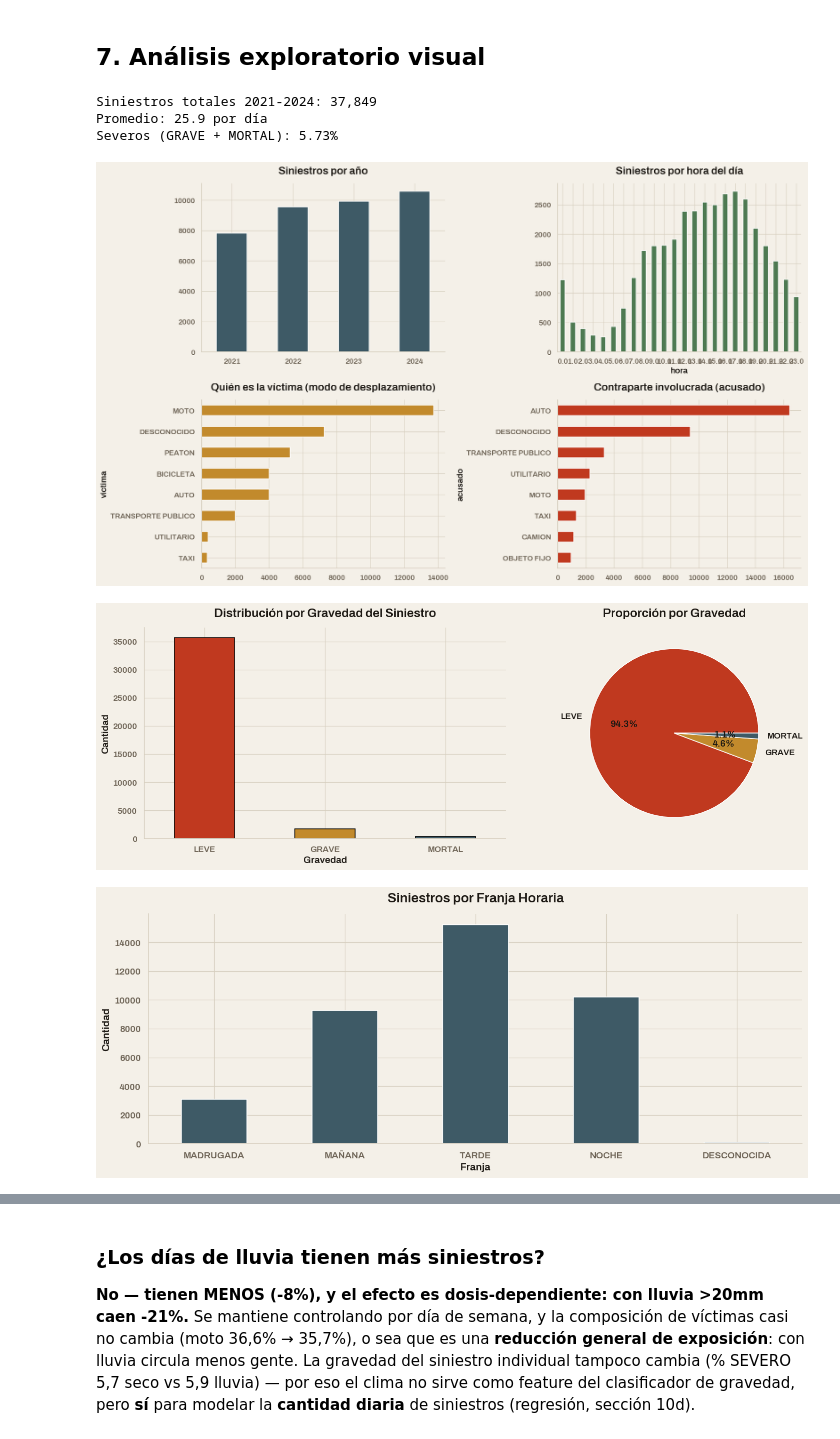
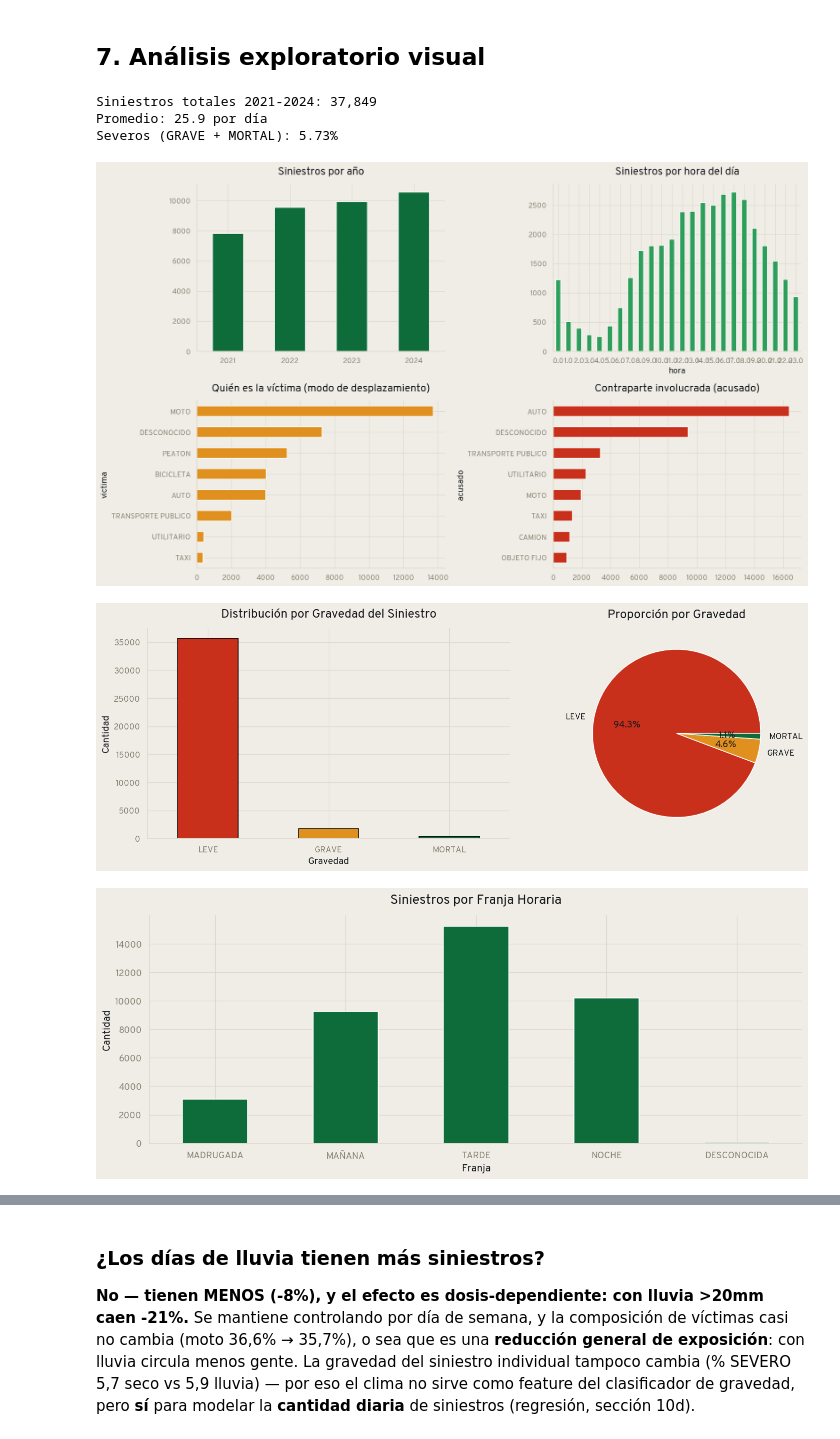
Before and after one commit to valenmendez01/TPO-CienciaDeDatos, a Jupyter notebook: siniestros_viales_pipeline.ipynb, the cells around one changed output, grey strips where cells are left out. Drawn from its saved outputs; the diff is of its cells as text; code cells hidden in the pictures.

```diff
--- a/siniestros_viales_pipeline.ipynb
+++ b/siniestros_viales_pipeline.ipynb
@@ -991,20 +991,20 @@ if df_final is not None:
     print(f"Severos (GRAVE + MORTAL): {df_final['gravedad'].isin(['GRAVE','MORTAL']).mean()*100:.2f}%")
 
     fig, axes = plt.subplots(2, 2, figsize=(15, 9))
-    df_final.groupby('año').size().plot(kind='bar', ax=axes[0, 0], color='#3E5A66', edgecolor='white')
+    df_final.groupby('año').size().plot(kind='bar', ax=axes[0, 0], color='#0E6B3A', edgecolor='white')
     axes[0, 0].set_title('Siniestros por año'); axes[0, 0].set_xlabel('')
     axes[0, 0].tick_params(axis='x', rotation=0)
 
-    df_final.groupby('hora_num').size().plot(kind='bar', ax=axes[0, 1], color='#4E7A52', edgecolor='white')
+    df_final.groupby('hora_num').size().plot(kind='bar', ax=axes[0, 1], color='#2E9E5B', edgecolor='white')
     axes[0, 1].set_title('Siniestros por hora del día'); axes[0, 1].set_xlabel('hora')
     axes[0, 1].tick_params(axis='x', rotation=0)
 
     df_final['victima'].value_counts().head(8).sort_values().plot(
-        kind='barh', ax=axes[1, 0], color='#C28A2C', edgecolor='white')
+        kind='barh', ax=axes[1, 0], color='#E0901F', edgecolor='white')
     axes[1, 0].set_title('Quién es la víctima (modo de desplazamiento)')
 
     df_final['acusado'].value_counts().head(8).sort_values().plot(
-        kind='barh', ax=axes[1, 1], color='#C0391F', edgecolor='white')
+        kind='barh', ax=axes[1, 1], color='#C8301B', edgecolor='white')
     axes[1, 1].set_title('Contraparte involucrada (acusado)')
 
     plt.tight_layout()
@@ -1014,7 +1014,7 @@ if df_final is not None:
 Siniestros totales 2021-2024: 37,849
 Promedio: 25.9 por día
 Severos (GRAVE + MORTAL): 5.73%
-[figure, old version]
+[figure, new version]
 # %%
 if df_final is not None:
     # ── Distribución de gravedad ──────────────────────────
@@ -1022,7 +1022,7 @@ if df_final is not None:
         fig, axes = plt.subplots(1, 2, figsize=(14, 5))
 
         df_final['gravedad'].value_counts().plot(
-            kind='bar', ax=axes[0], color=['#C0391F', '#C28A2C', '#3E5A66'], edgecolor='black')
+            kind='bar', ax=axes[0], color=['#C8301B', '#E0901F', '#0E6B3A'], edgecolor='black')
         axes[0].set_title('Distribución por Gravedad del Siniestro')
         axes[0].set_xlabel('Gravedad')
         axes[0].set_ylabel('Cantidad')
@@ -1030,7 +1030,7 @@ if df_final is not None:
 
         df_final['gravedad'].value_counts().plot(
             kind='pie', ax=axes[1], autopct='%1.1f%%',
-            colors=['#C0391F', '#C28A2C', '#3E5A66'])
+            colors=['#C8301B', '#E0901F', '#0E6B3A'])
         axes[1].set_title('Proporción por Gravedad')
         axes[1].set_ylabel('')
 
@@ -1038,25 +1038,25 @@ if df_final is not None:
         plt.savefig('outputs/gravedad_distribucion.png', dpi=150, bbox_inches='tight')
         plt.show()
 # %% [output]
-[figure, old version]
+[figure, new version]
 # %%
 if df_final is not None:
     # ── Siniestros por franja horaria ─────────────────────
     if 'franja_horaria' in df_final.columns:
         orden = ['MADRUGADA', 'MAÑANA', 'TARDE', 'NOCHE', 'DESCONOCIDA']
         conteo = df_final['franja_horaria'].value_counts().reindex(orden).dropna()
 
         plt.figure()
-        conteo.plot(kind='bar', color='#3E5A66', edgecolor='white')
+        conteo.plot(kind='bar', color='#0E6B3A', edgecolor='white')
         plt.title('Siniestros por Franja Horaria')
         plt.xlabel('Franja')
         plt.ylabel('Cantidad')
         plt.xticks(rotation=0)
         plt.tight_layout()
         plt.savefig('outputs/siniestros_franja_horaria.png', dpi=150, bbox_inches='tight')
         plt.show()
 # %% [output]
-[figure, old version]
+[figure, new version]
 # %%
 if df_final is not None:
     # ── Siniestros por mes ────────────────────────────────
```
Also changed, not shown: parts of 21 cells of this notebook, 13 other files.
